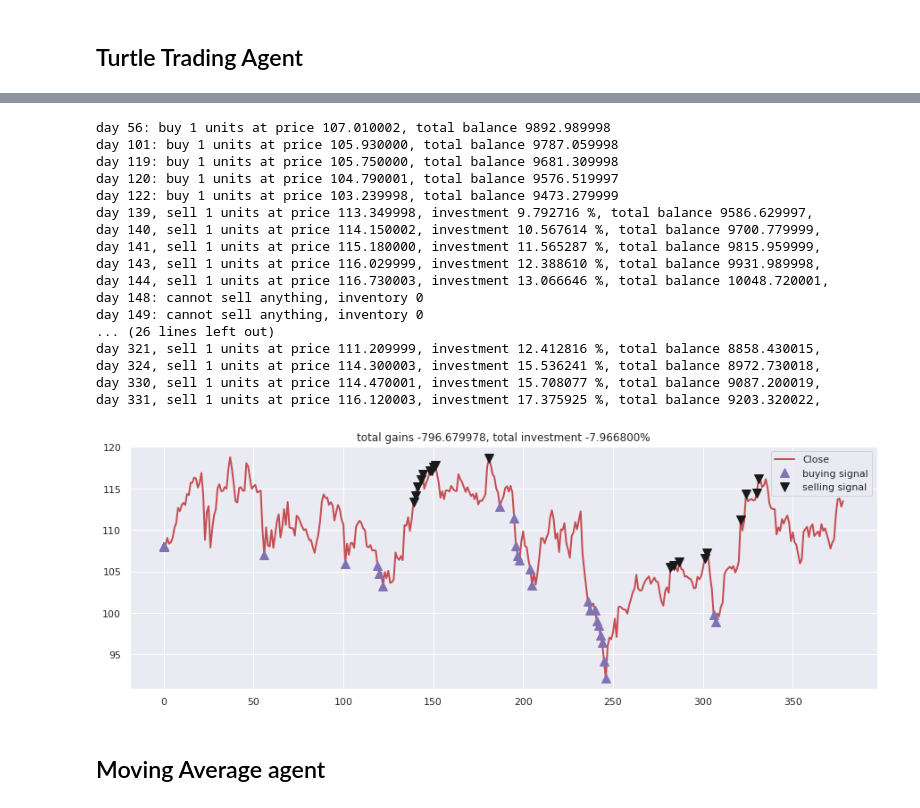
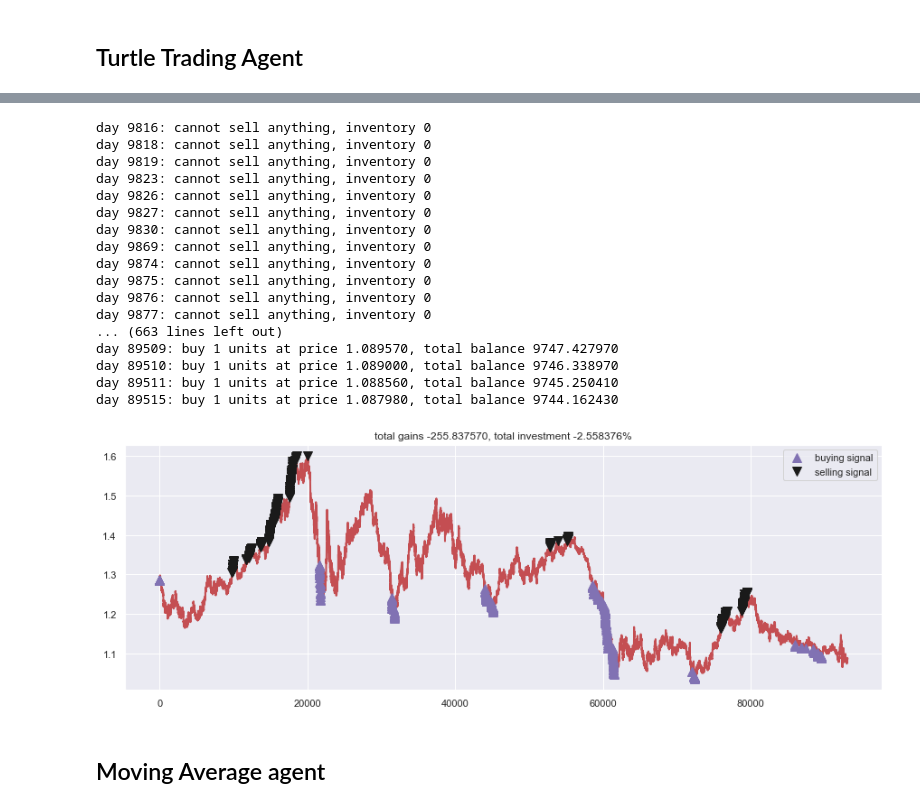
Before and after one commit to matteoalberti/TradingRL, a Jupyter notebook: notebooks/Base_RL_nolib.ipynb, the cells around one changed output, grey strips where cells are left out. Cells and saved outputs as stored; diff of their text form; code cells hidden in the pictures.

Commit message:
Assessment MLFlow on Jupyter

```diff
--- a/notebooks/Base_RL_nolib.ipynb
+++ b/notebooks/Base_RL_nolib.ipynb
@@ -204,38 +223,54 @@ def buy_stock(
     invest = ((initial_money - starting_money) / starting_money) * 100
     total_gains = initial_money - starting_money
     return states_buy, states_sell, total_gains, invest
+
+
+def plot_fig():
+    close = df['BC']
+    fig = plt.figure(figsize = (15,5))
+    plt.plot(close, color='r', lw=2.)
+    plt.plot(close, '^', markersize=10, color='m', label = 'buying signal', markevery = states_buy)
+    plt.plot(close, 'v', markersize=10, color='k', label = 'selling signal', markevery = states_sell)
+    plt.title('total gains %f, total investment %f%%'%(total_gains, invest))
+    plt.legend()
+    plt.savefig('mlruns/'+name+'.png')
+    # plt.show()
+    return fig
-# %%
-states_buy, states_sell, total_gains, invest = buy_stock(df.Close, signals['signal'])
-# %% [output]
-day 56: buy 1 units at price 107.010002, total balance 9892.989998
-day 101: buy 1 units at price 105.930000, total balance 9787.059998
-day 119: buy 1 units at price 105.750000, total balance 9681.309998
-day 120: buy 1 units at price 104.790001, total balance 9576.519997
-day 122: buy 1 units at price 103.239998, total balance 9473.279999
-day 139, sell 1 units at price 113.349998, investment 9.792716 %, total balance 9586.629997,
-day 140, sell 1 units at price 114.150002, investment 10.567614 %, total balance 9700.779999,
-day 141, sell 1 units at price 115.180000, investment 11.565287 %, total balance 9815.959999,
-day 143, sell 1 units at price 116.029999, investment 12.388610 %, total balance 9931.989998,
-day 144, sell 1 units at price 116.730003, investment 13.066646 %, total balance 10048.720001,
-day 148: cannot sell anything, inventory 0
-day 149: cannot sell anything, inventory 0
-... (26 lines left out)
-day 321, sell 1 units at price 111.209999, investment 12.412816 %, total balance 8858.430015,
-day 324, sell 1 units at price 114.300003, investment 15.536241 %, total balance 8972.730018,
-day 330, sell 1 units at price 114.470001, investment 15.708077 %, total balance 9087.200019,
-day 331, sell 1 units at price 116.120003, investment 17.375925 %, total balance 9203.320022,
-# %%
-close = df['Close']
-fig = plt.figure(figsize = (15,5))
-plt.plot(close, color='r', lw=2.)
-plt.plot(close, '^', markersize=10, color='m', label = 'buying signal', markevery = states_buy)
-plt.plot(close, 'v', markersize=10, color='k', label = 'selling signal', markevery = states_sell)
-plt.title('total gains %f, total investment %f%%'%(total_gains, invest))
-plt.legend()
-plt.savefig('output/'+name+'.png')
-plt.show()
-# %% [output]
-[figure, removed]
+# %%
+hyperparams = {"initial_money" : 10000, "max_buy" : 1, "max_sell" : 1}
+tags = {"project" : "RL4finance", "agent" : name}
+history = mlflow_wrapper(tags)
+
+states_buy, states_sell, total_gains, invest = buy_stock(df.BC,
+                                                         signals['signal'],
+                                                         initial_money=hyperparams.get("initial_money"),
+                                                         max_buy=hyperparams.get("max_buy"),
+                                                         max_sell=hyperparams.get("max_sell"),
+                                                         )
+
+fig = plot_fig()
+im = Image.open("./mlruns/{}.png".format(name))
+
+history.mlflow_rl(hyperparams=hyperparams, invest=invest, total_gains=total_gains, im=im)
+# %% [output]
+day 9816: cannot sell anything, inventory 0
+day 9818: cannot sell anything, inventory 0
+day 9819: cannot sell anything, inventory 0
+day 9823: cannot sell anything, inventory 0
+day 9826: cannot sell anything, inventory 0
+day 9827: cannot sell anything, inventory 0
+day 9830: cannot sell anything, inventory 0
+day 9869: cannot sell anything, inventory 0
+day 9874: cannot sell anything, inventory 0
+day 9875: cannot sell anything, inventory 0
+day 9876: cannot sell anything, inventory 0
+day 9877: cannot sell anything, inventory 0
+... (663 lines left out)
+day 89509: buy 1 units at price 1.089570, total balance 9747.427970
+day 89510: buy 1 units at price 1.089000, total balance 9746.338970
+day 89511: buy 1 units at price 1.088560, total balance 9745.250410
+day 89515: buy 1 units at price 1.087980, total balance 9744.162430
+[figure, added]
 # %% [markdown]
 ## Moving Average agent
 # %%
```
Also changed, not shown: parts of 19 cells of this notebook, 4 other files.
